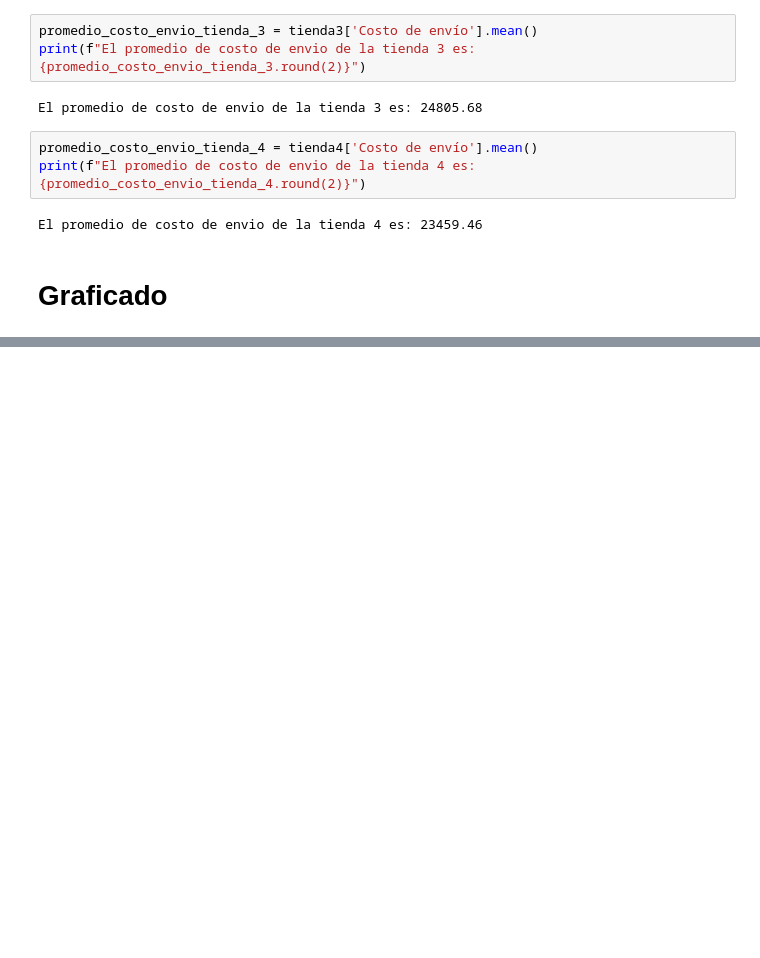
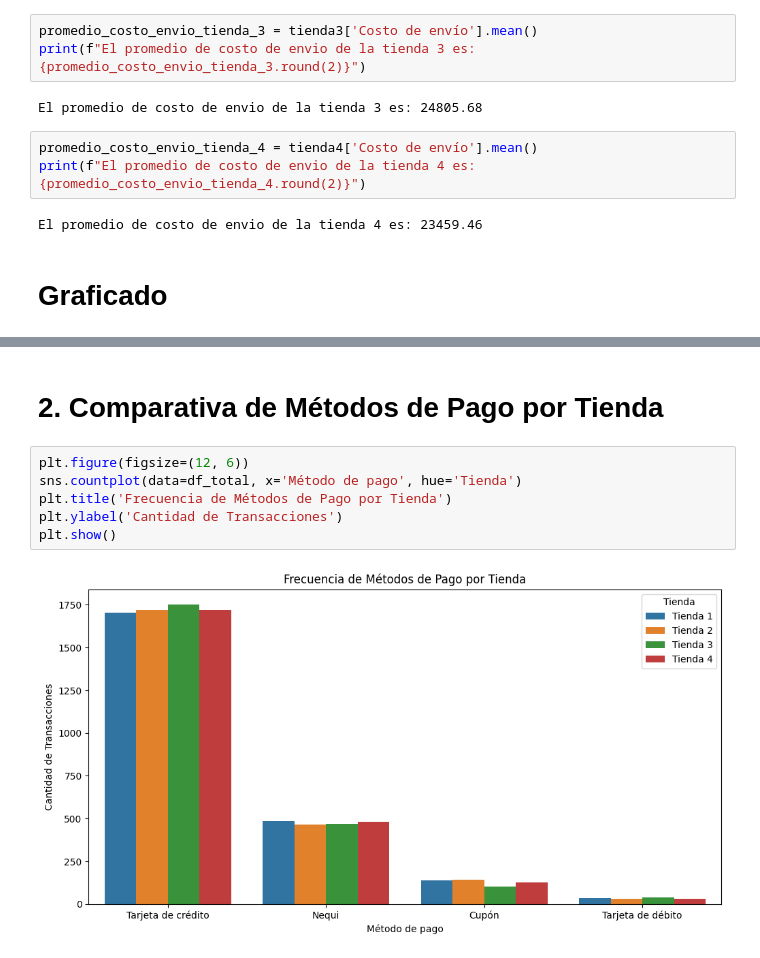
Before and after one commit to Benjarveja/desafio-alurastore, a Jupyter notebook: AluraStoreLatam.ipynb, the cells around one changed output, grey strips where cells are left out. Saved outputs shown, nothing was run; the diff lists cells and outputs as text; blank space fills up the shorter version.

```diff
--- a/AluraStoreLatam.ipynb
+++ b/AluraStoreLatam.ipynb
@@ -214,0 +253,10 @@ plt.show()
+# %% [markdown]
+# 2. Comparativa de Métodos de Pago por Tienda
+# %%
+plt.figure(figsize=(12, 6))
+sns.countplot(data=df_total, x='Método de pago', hue='Tienda')
+plt.title('Frecuencia de Métodos de Pago por Tienda')
+plt.ylabel('Cantidad de Transacciones')
+plt.show()
+# %% [output]
+[figure, added]
```
Also changed, not shown: parts of 6 cells of this notebook.
